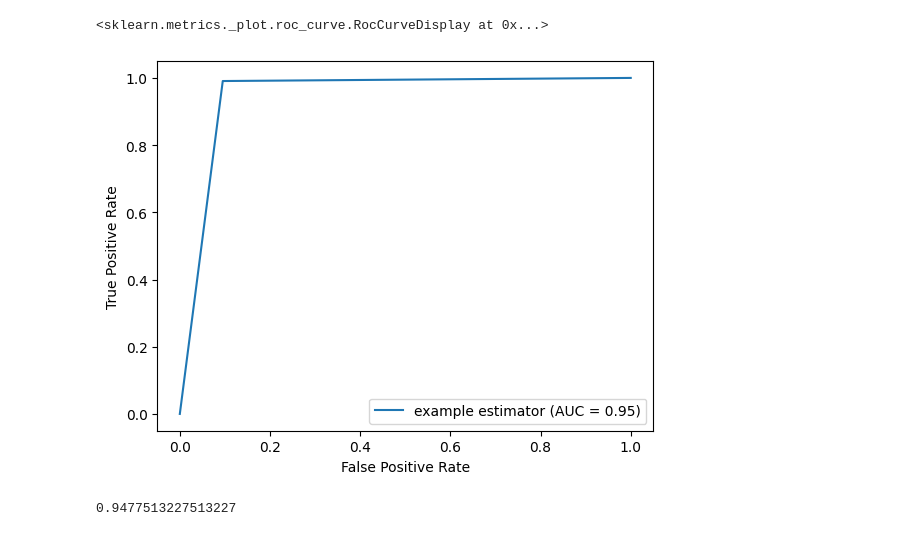
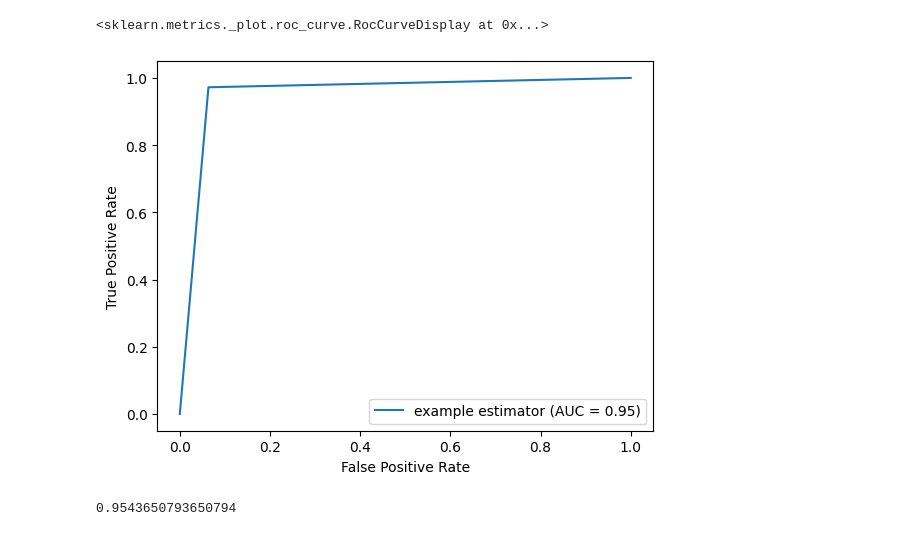
Before and after one commit to istiophorus/Python, a Jupyter notebook: breast-cancer.ipynb, the cells around one changed output. Drawn from its saved outputs; the diff is of its cells as text; code cells hidden in the pictures.

```diff
--- a/breast-cancer.ipynb
+++ b/breast-cancer.ipynb
@@ -95,9 +126,9 @@ res[2].plot()
-# %%
-res[3].plot()
-# %% [output]
-<sklearn.metrics._plot.roc_curve.RocCurveDisplay at 0x...>
-[figure, removed]
-# %%
-res[1]
-# %% [output]
-0.9477513227513227
+# %%
+knc_res[3].plot()
+# %% [output]
+<sklearn.metrics._plot.roc_curve.RocCurveDisplay at 0x...>
+[figure, added]
+# %%
+knc_res[1]
+# %% [output]
+0.9543650793650794
```
Also changed, not shown: parts of 23 cells of this notebook.
